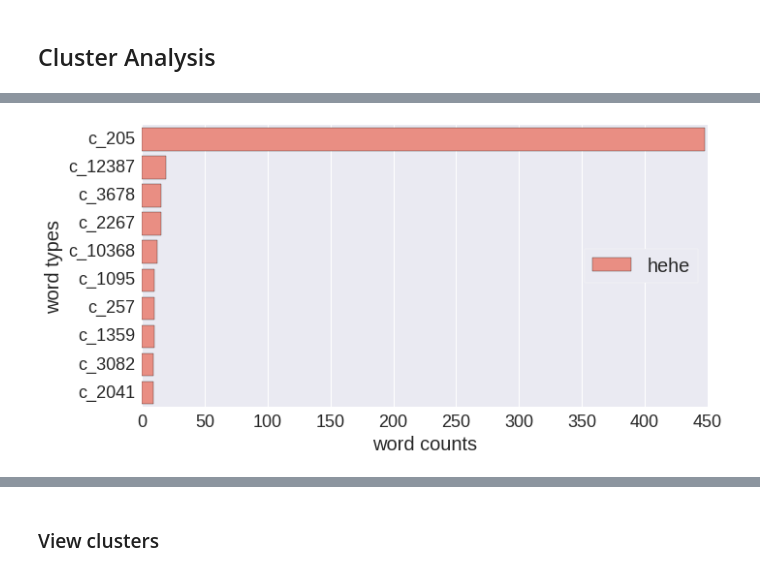
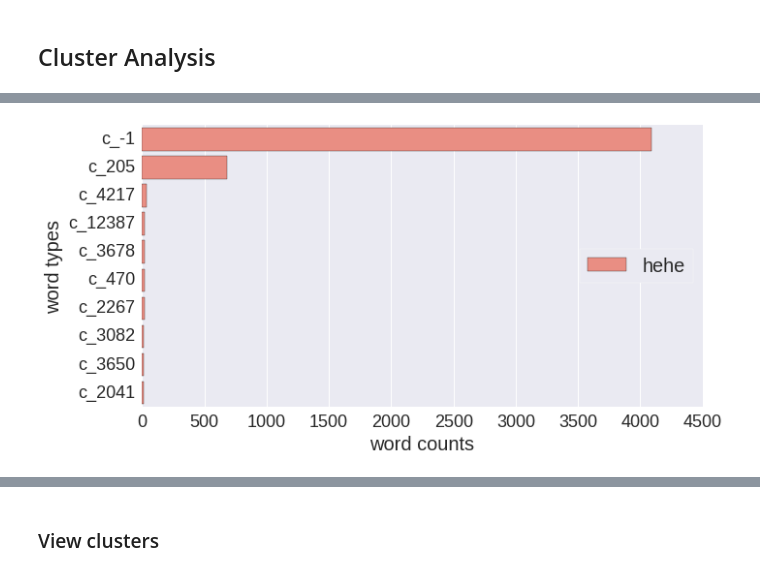
Before and after one commit to 0xSameer/speech_patterns, a Jupyter notebook: visualize_utd.ipynb, the cells around one changed output, grey strips where cells are left out. Cells and saved outputs as stored; diff of their text form; code cells hidden in the pictures.

```diff
--- a/visualize_utd.ipynb
+++ b/visualize_utd.ipynb
@@ -505,7 +505,7 @@ plot_word_freq(train_gold_words, fig_name="haha", color='grey')
 # %%
-plot_word_freq(temp_train_pwords, fig_name="hehe", prefix='c', color="salmon")
+plot_word_freq(train_pwords, fig_name="hehe", prefix='c', color="salmon")
 # %% [output]
-[figure, old version]
+[figure, new version]
 # %%
 eval_df = pd.DataFrame(eval_dict, columns=Eval._fields)
 clusters_df = pd.DataFrame(clusters_stats)
```
Also changed, not shown: parts of 35 cells of this notebook.
